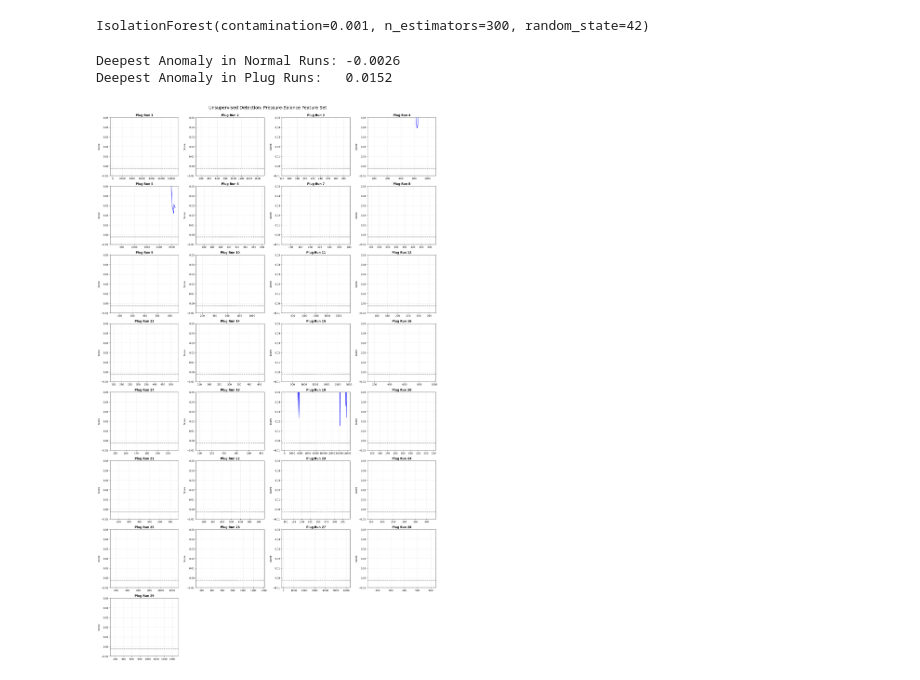
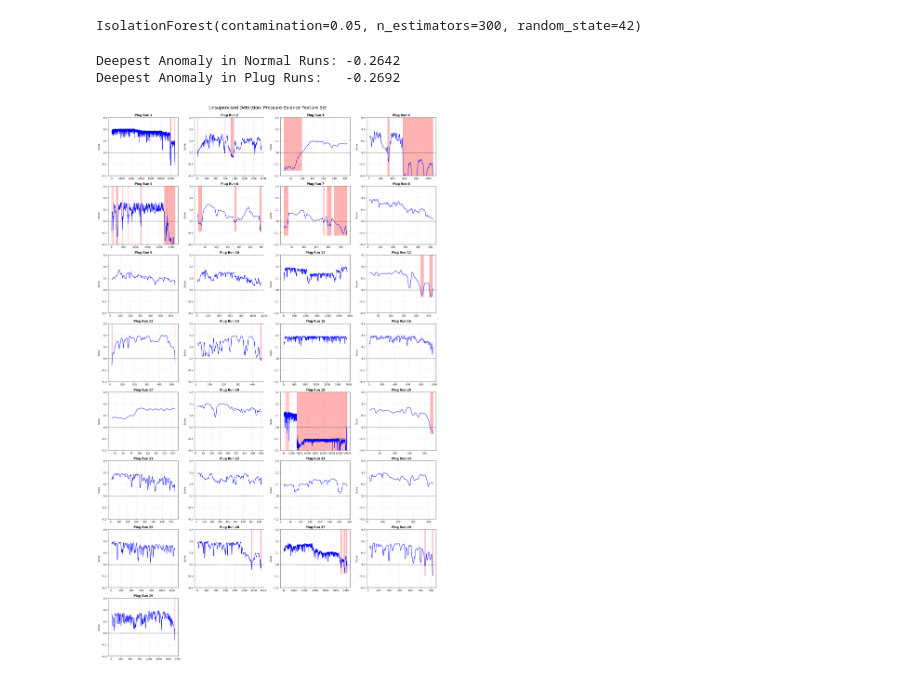
Before and after one commit to Sanderconn/Master-ML-plug, a Jupyter notebook: notebooks/unsupervised_labeling.ipynb, the cells around one changed output. Cells and saved outputs as stored; diff of their text form; code cells hidden in the pictures.

```diff
--- a/notebooks/unsupervised_labeling.ipynb
+++ b/notebooks/unsupervised_labeling.ipynb
@@ -131,7 +148,6 @@ p_dfs.append(plug_df)
 for df in raw_no_p_dfs:
     df.drop(columns = ['elapsed_runtime_m', 'elapsed_runtime_s', 'reading_interval_s'], inplace=True)
     df["Time"] = pd.to_datetime(df["Time"], errors="coerce")
-    df["Time"] = df["Time"].dt.strftime("%H:%M:%S.%f")
     if 'TS inlet pressure (Mean)' not in df.columns:
         df['TS inlet pressure (Mean)'] = df['TS outlet pressure (Mean)'] + df['Differential pressure (Mean)']
     df = add_features(df)
@@ -140,7 +156,6 @@ for df in raw_no_p_dfs:
 for df in raw_p_dfs:
     df.drop(columns = ['elapsed_runtime_m', 'elapsed_runtime_s', 'reading_interval_s'], inplace=True)
     df["Time"] = pd.to_datetime(df["Time"], errors="coerce")
-    df["Time"] = df["Time"].dt.strftime("%H:%M:%S.%f")
     if 'TS inlet pressure (Mean)' not in df.columns:
         df['TS inlet pressure (Mean)'] = df['TS outlet pressure (Mean)'] + df['Differential pressure (Mean)']
     df = add_features(df)
@@ -219,17 +237,22 @@ X_train_raw, clean_processed = extract_features(standardized_n_dfs)
 scaler = StandardScaler()
 X_train_scaled = scaler.fit_transform(X_train_raw)
 # %%
-model = IsolationForest(n_estimators=300, contamination=0.001, random_state=42)
+model = IsolationForest(
+    n_estimators=300,
+    contamination=0.05, # Higher value = stricter detection
+    max_samples='auto',
+    random_state=42
+)
 model.fit(X_train_scaled)
 # %% [output]
-IsolationForest(contamination=0.001, n_estimators=300, random_state=42)
+IsolationForest(contamination=0.05, n_estimators=300, random_state=42)
 # %%
 # 3. Extract features from PLUG data
 _, plug_processed = extract_features(standardized_p_dfs)
 
 # 4. Score every file
 scored_plug_dfs = []
-features_list = ['total_dp_trend', 'p_balance_trend', 'volatility', 'temp_delta']
+features_list = ['rel_dp_change', 'p_balance_trend', 'volatility', 'dp_slope']
 
 for df in plug_processed:
     temp = df.copy()
@@ -239,7 +262,7 @@ for df in plug_processed:
     temp['anomaly_score'] = model.decision_function(X_test)
 
     # Smooth the score to avoid 'flickering' alarms
-    temp['smooth_score'] = temp['anomaly_score'].rolling(window=120).mean()
+    temp['smooth_score'] = temp['anomaly_score'].rolling(window=6).mean()
     scored_plug_dfs.append(temp)
 # %%
 # 1. Score the Clean (Normal) Files
@@ -248,8 +271,7 @@ for df in clean_processed:
     temp = df.copy()
     X_test = scaler.transform(temp[features_list])
     temp['anomaly_score'] = model.decision_function(X_test)
-    # Applying the same 120s smoothing we use for plugs
-    temp['smooth_score'] = temp['anomaly_score'].rolling(window=120).mean()
+    temp['smooth_score'] = temp['anomaly_score'].rolling(window=6).mean()
     scored_clean_dfs.append(temp)
 
 # 2. Now calculate the Minima safely
@@ -260,47 +282,47 @@ min_p = min([df['smooth_score'].dropna().min() for df in scored_plug_dfs])
 print(f"Deepest Anomaly in Normal Runs: {min_n:.4f}")
 print(f"Deepest Anomaly in Plug Runs:   {min_p:.4f}")
 # %% [output]
-Deepest Anomaly in Normal Runs: -0.0026
-Deepest Anomaly in Plug Runs:   0.0152
+Deepest Anomaly in Normal Runs: -0.2642
+Deepest Anomaly in Plug Runs:   -0.2692
 # %%
 import matplotlib.pyplot as plt
 import math
 
 # 1. Configuration
-threshold = -0.0025 # Safely below your normal min of -0.0016
+threshold = -0.0025
 cols = 4
 rows = math.ceil(len(scored_plug_dfs) / cols)
 
 fig, axes = plt.subplots(rows, cols, figsize=(20, 4 * rows))
 axes = axes.flatten()
 
 for i, df in enumerate(scored_plug_dfs):
     ax = axes[i]
 
     # Logic: 1 if anomaly, 0 if normal
     df['is_alert'] = (df['smooth_score'] < threshold).astype(int)
 
     # Plot the smoothed anomaly score
     ax.plot(df.index, df['smooth_score'], color='blue', linewidth=1.5, label='Anomaly Score')
 
     # Highlight the 'Alert' regions in red
-    ax.fill_between(df.index, df['smooth_score'].min(), 0.05,
+    ax.fill_between(df.index, df['smooth_score'].min(), 0.5,
                     where=df['is_alert']==1, color='red', alpha=0.3)
 
     # Threshold Line
     ax.axhline(y=threshold, color='black', linestyle='--', alpha=0.6)
 
     ax.set_title(f"Plug Run {i+1}", fontweight='bold')
     ax.set_ylabel("Score")
-    ax.set_ylim([min(min_p, -0.01), 0.05]) # Dynamically scale to see the dive
+    ax.set_ylim([-0.2, 0.3])
     ax.grid(True, linestyle=':', alpha=0.7)
 
 # Cleanup unused axes
 for j in range(i + 1, len(axes)):
     axes[j].axis('off')
 
 plt.tight_layout()
 plt.suptitle(f"Unsupervised Detection: Pressure-Balance Feature Set", fontsize=18, y=1.01)
 plt.show()
 # %% [output]
-[figure, old version]
+[figure, new version]
```
Also changed, not shown: parts of 3 cells of this notebook.
